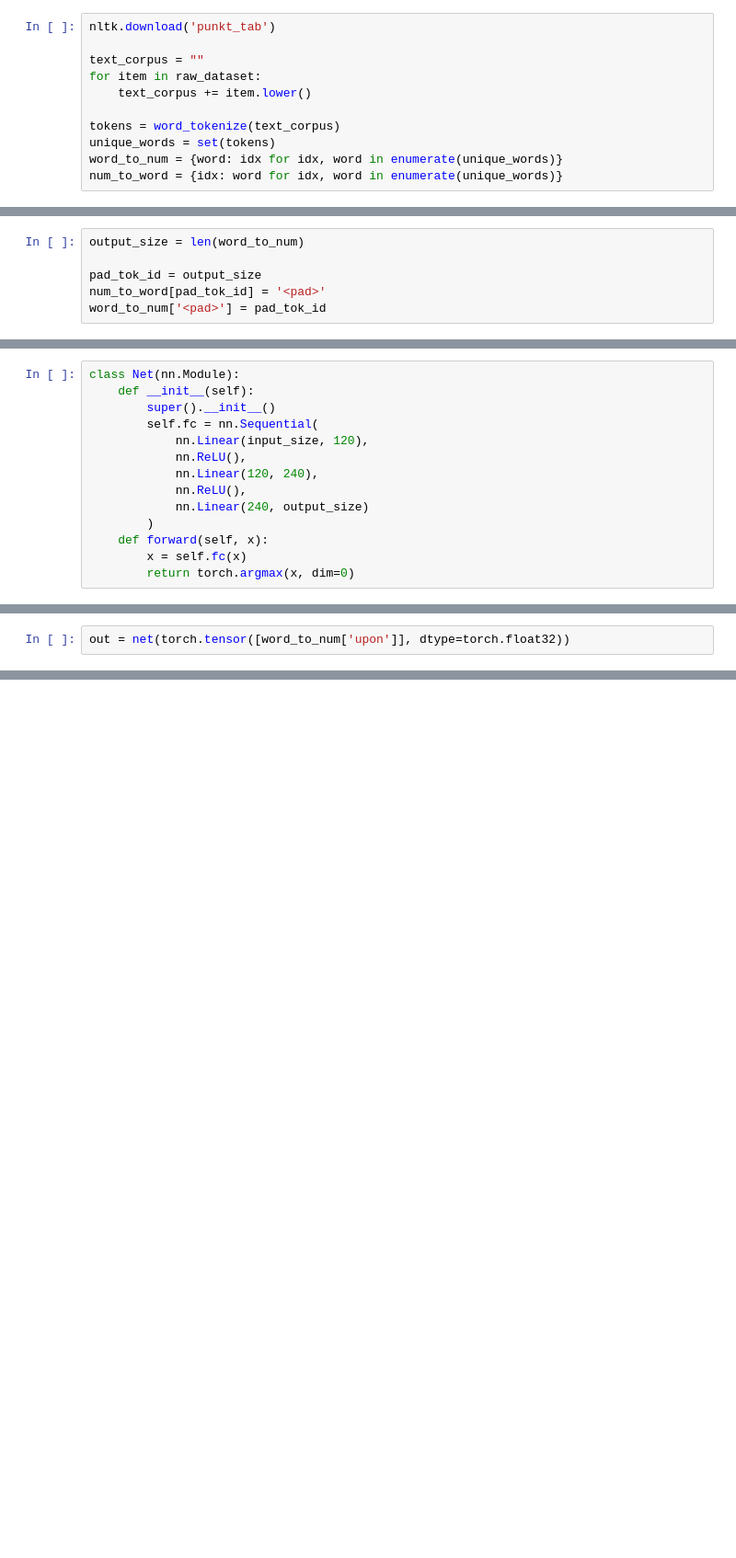
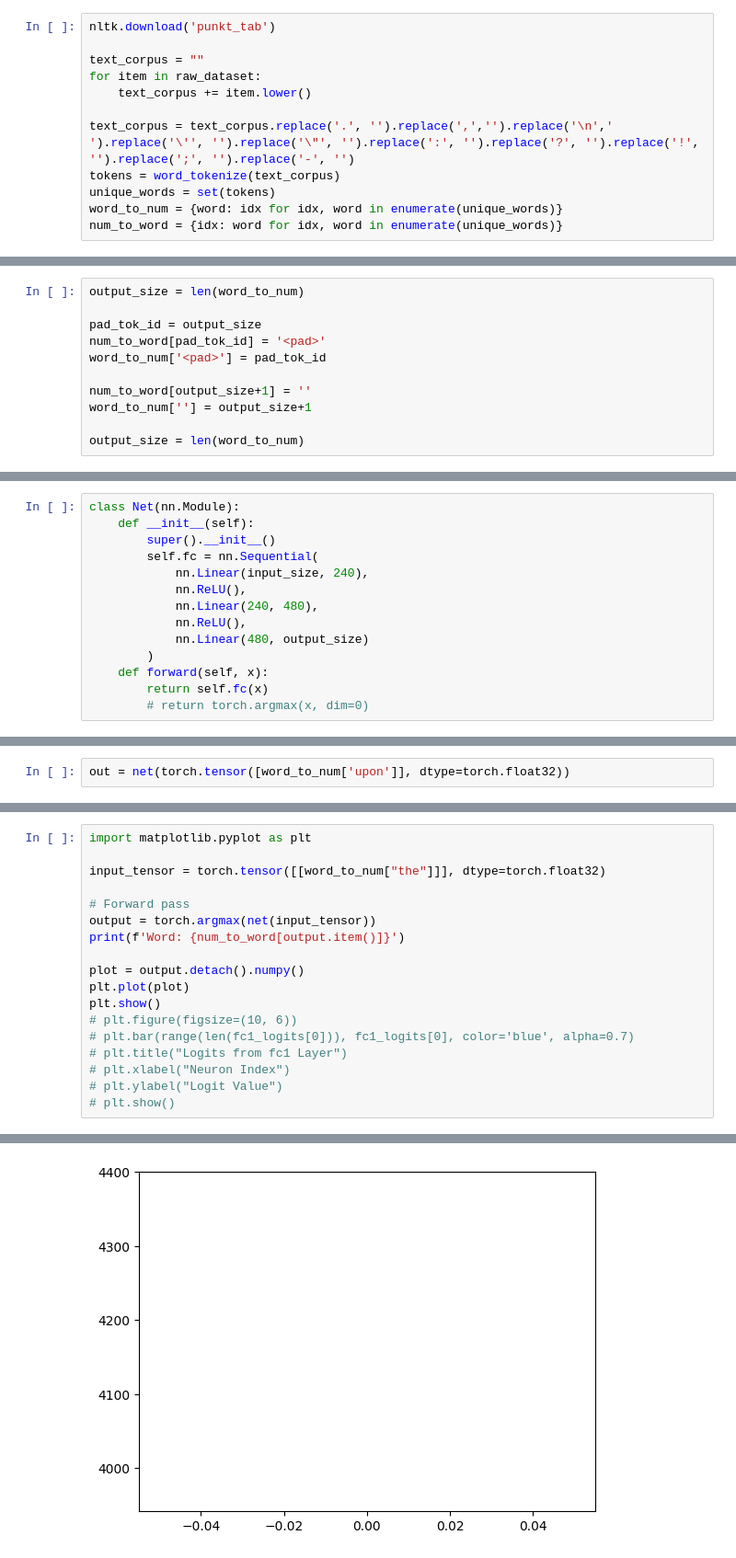
Before and after one commit to Granther/gpt2-pretrain, a Jupyter notebook: rnn-nlp.ipynb, the cells around one changed output, grey strips where cells are left out. Shown at 92% size. Drawn from its saved outputs; the diff is of its cells as text; blank space fills up the shorter version.

```diff
--- a/rnn-nlp.ipynb
+++ b/rnn-nlp.ipynb
@@ -23,6 +23,7 @@ text_corpus = ""
 for item in raw_dataset:
     text_corpus += item.lower()
 
+text_corpus = text_corpus.replace('.', '').replace(',','').replace('\n',' ').replace('\'', '').replace('\"', '').replace(':', '').replace('?', '').replace('!', '').replace(';', '').replace('-', '')
 tokens = word_tokenize(text_corpus)
 unique_words = set(tokens)
 word_to_num = {word: idx for idx, word in enumerate(unique_words)}
@@ -36,6 +37,11 @@ output_size = len(word_to_num)
 pad_tok_id = output_size
 num_to_word[pad_tok_id] = '<pad>'
 word_to_num['<pad>'] = pad_tok_id
+
+num_to_word[output_size+1] = ''
+word_to_num[''] = output_size+1
+
+output_size = len(word_to_num)
 # %%
 class StoryDataset(Dataset):
     def __init__(self, data):
@@ -97,15 +103,15 @@ class Net(nn.Module):
     def __init__(self):
         super().__init__()
         self.fc = nn.Sequential(
-            nn.Linear(input_size, 120),
+            nn.Linear(input_size, 240),
             nn.ReLU(),
-            nn.Linear(120, 240),
+            nn.Linear(240, 480),
             nn.ReLU(),
-            nn.Linear(240, output_size)
+            nn.Linear(480, output_size)
         )
     def forward(self, x):
-        x = self.fc(x)
-        return torch.argmax(x, dim=0)
+        return self.fc(x)
+        # return torch.argmax(x, dim=0)
 # %%
 net = Net()
 crit = nn.CrossEntropyLoss()
@@ -131,0 +180,19 @@ word_to_num['solve']
+# %%
+import matplotlib.pyplot as plt
+
+input_tensor = torch.tensor([[word_to_num["the"]]], dtype=torch.float32)
+
+# Forward pass
+output = torch.argmax(net(input_tensor))
+print(f'Word: {num_to_word[output.item()]}')
+
+plot = output.detach().numpy()
+plt.plot(plot)
+plt.show()
+# plt.figure(figsize=(10, 6))
+# plt.bar(range(len(fc1_logits[0])), fc1_logits[0], color='blue', alpha=0.7)
+# plt.title("Logits from fc1 Layer")
+# plt.xlabel("Neuron Index")
+# plt.ylabel("Logit Value")
+# plt.show()
+# %% [output]
@@ -131,0 +200 @@ word_to_num['solve']
+[figure, added]
```
Also changed, not shown: parts of 7 cells of this notebook.
